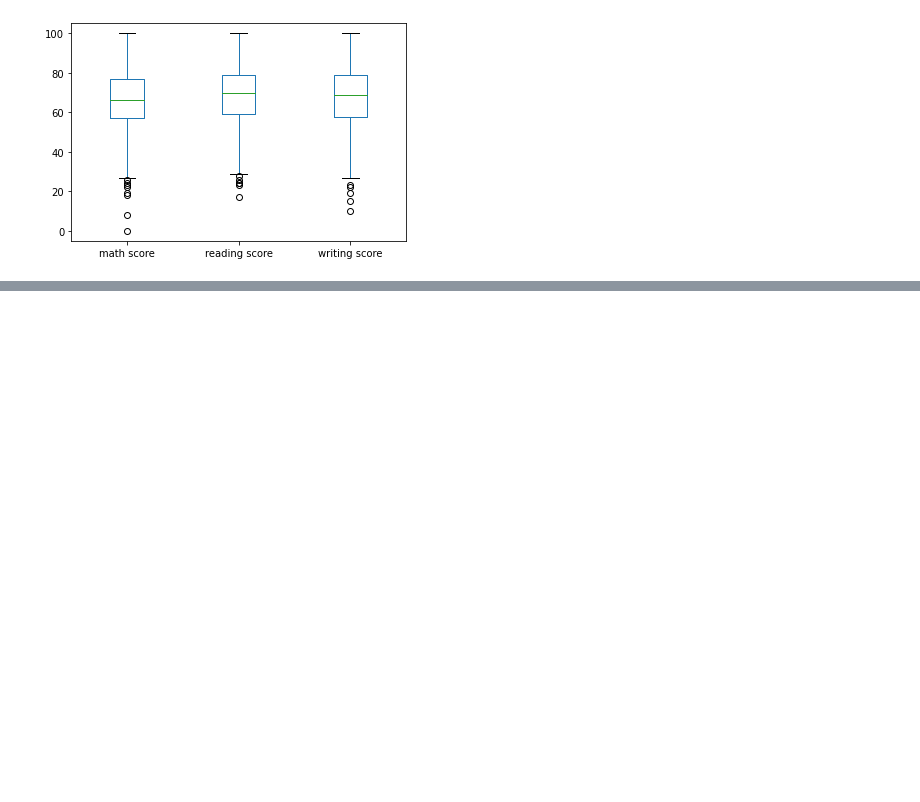
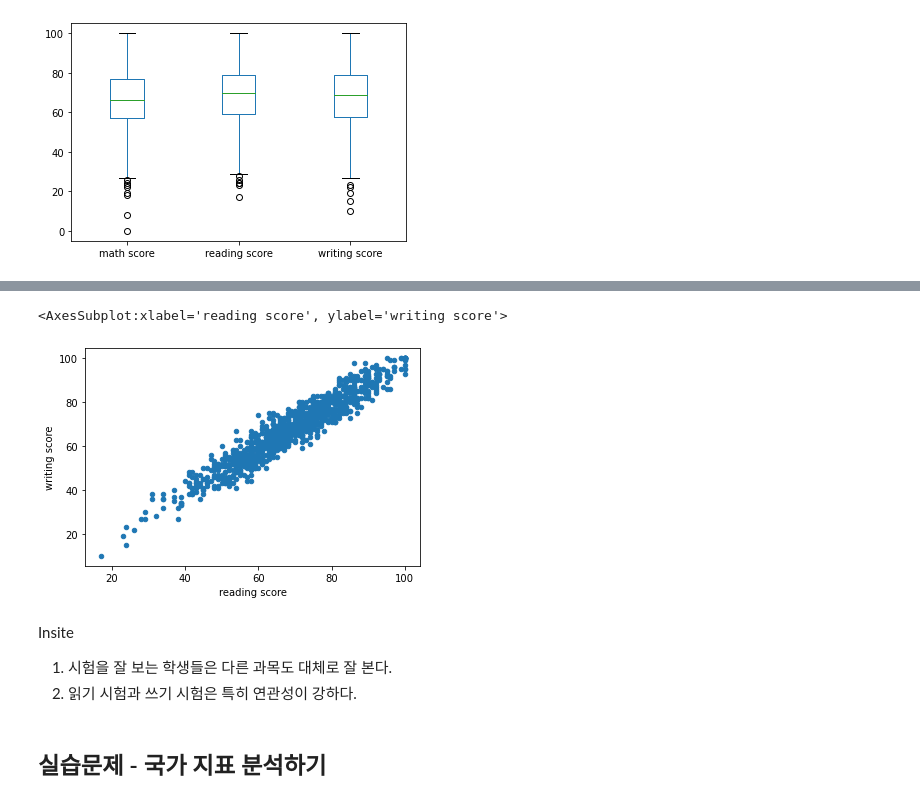
Before and after one commit to hyojinlee98/TIL, a Jupyter notebook: codeit/데이터 사이언스 입문/Topic3_데이터_분석과_시각화.ipynb, the cells around one changed output, grey strips where cells are left out. Cells and saved outputs as stored; diff of their text form; code cells hidden in the pictures; blank space fills up the shorter version.

```diff
--- a/codeit/데이터 사이언스 입문/Topic3_데이터_분석과_시각화.ipynb
+++ b/codeit/데이터 사이언스 입문/Topic3_데이터_분석과_시각화.ipynb
@@ -310,0 +338,11 @@ df.plot(kind='box', y=['math score', 'reading score', 'writing score'])
+# %%
+df.plot(kind='scatter', x='reading score', y='writing score')
+# %% [output]
+<AxesSubplot:xlabel='reading score', ylabel='writing score'>
+[figure, added]
+# %% [markdown]
+Insite
+1. 시험을 잘 보는 학생들은 다른 과목도 대체로 잘 본다.
+2. 읽기 시험과 쓰기 시험은 특히 연관성이 강하다.
+# %% [markdown]
+## 실습문제 - 국가 지표 분석하기
```
Also changed, not shown: parts of 44 cells of this notebook, 1 other file.
